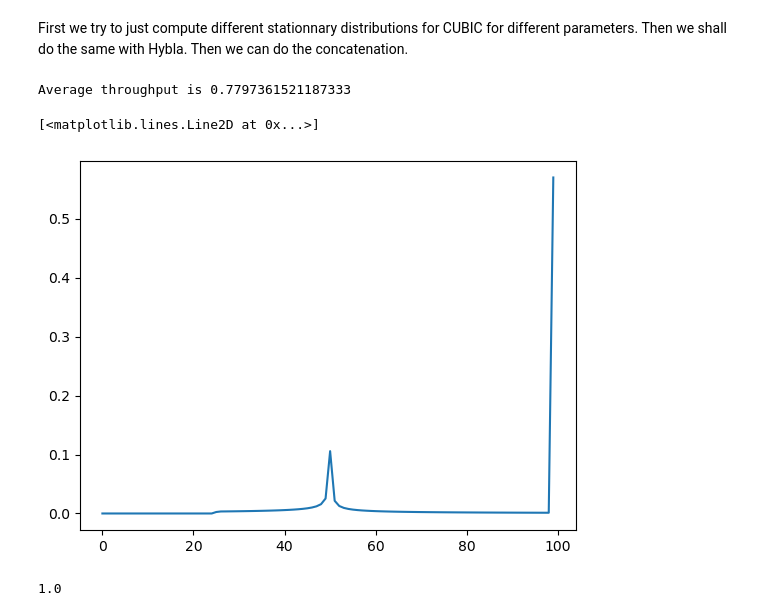
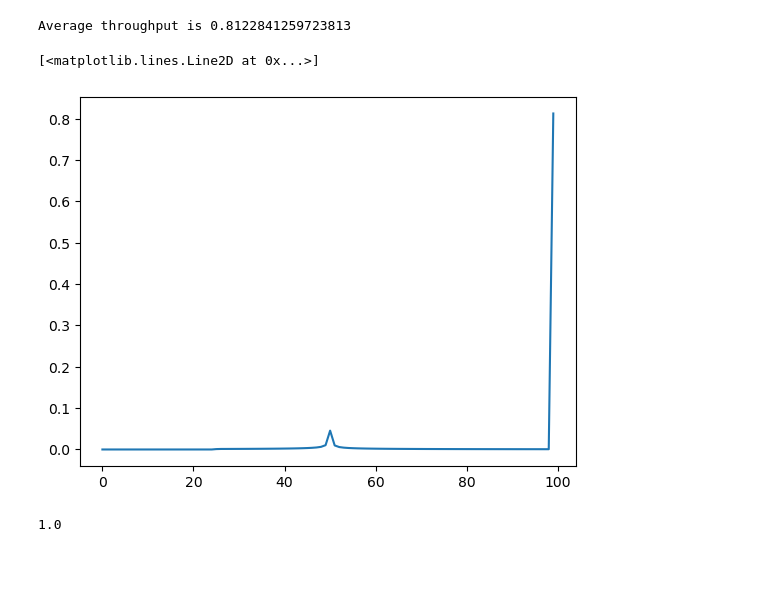
Before and after one commit to megretj/qpepcca, a Jupyter notebook: markovianModel.ipynb, the cells around one changed output. Drawn from its saved outputs; the diff is of its cells as text; code cells hidden in the pictures; blank space fills up the shorter version.

```diff
--- a/markovianModel.ipynb
+++ b/markovianModel.ipynb
@@ -5,7 +10,7 @@ First we try to replicate their model
 # %%
 import numpy as np
 import matplotlib.pyplot as plt
+from ccaModels import CCA_MarkovChain_CUBIC_OG
 
-plt.rcParams['text.usetex'] = True
+#plt.rcParams['text.usetex'] = True
+plt.rcParams.update(plt.rcParamsDefault)
-# %% [markdown]
-First we try to just compute different stationnary distributions for CUBIC for different parameters. Then we shall do the same with Hybla. Then we can do the concatenation.
@@ -83,15 +17,15 @@ class CCA_CUBIC_MarkovChain:
 # %%
-wired = CCA_CUBIC_MarkovChain(trans_err=0.05,beta=0.5,alpha=1,N=100,C =1000,RTT=0.5)
+wired = CCA_MarkovChain_CUBIC_OG(err_rate=0.05,beta=0.5,alpha=1,N=100,C =1000)
 wired.avg_throughput()
 print(f"Average throughput is {wired.x}")
 plt.plot(np.arange(wired.N),wired.P[50,:])
 # plt.title(r"Transition probabilities from state $a_{50}$")
 # plt.ylabel(r"$P_{50,x}$")
 # plt.xlabel(r"$a_x$")
 # %% [output]
-Average throughput is 0.7797361521187333
+Average throughput is 0.8122841259723813
 [<matplotlib.lines.Line2D at 0x...>]
-[figure, old version]
+[figure, new version]
 # %%
 # Plot stationnary distribution
 plt.plot(np.arange(wired.N),wired.pi)
```
Also changed, not shown: parts of 8 cells of this notebook, 1 other file.
